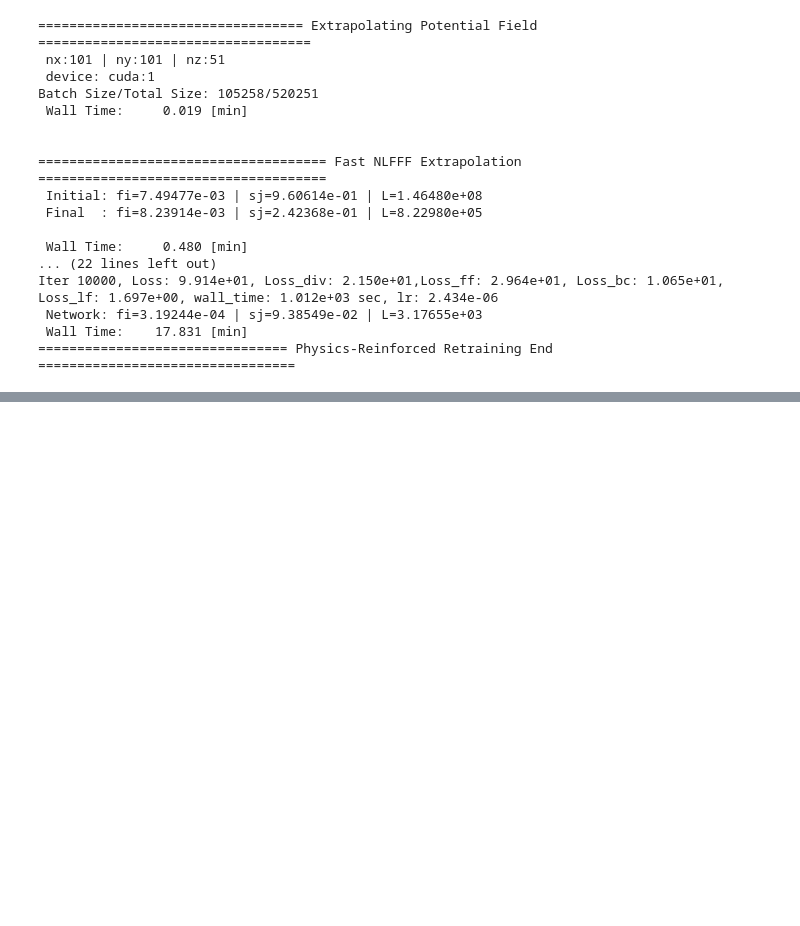
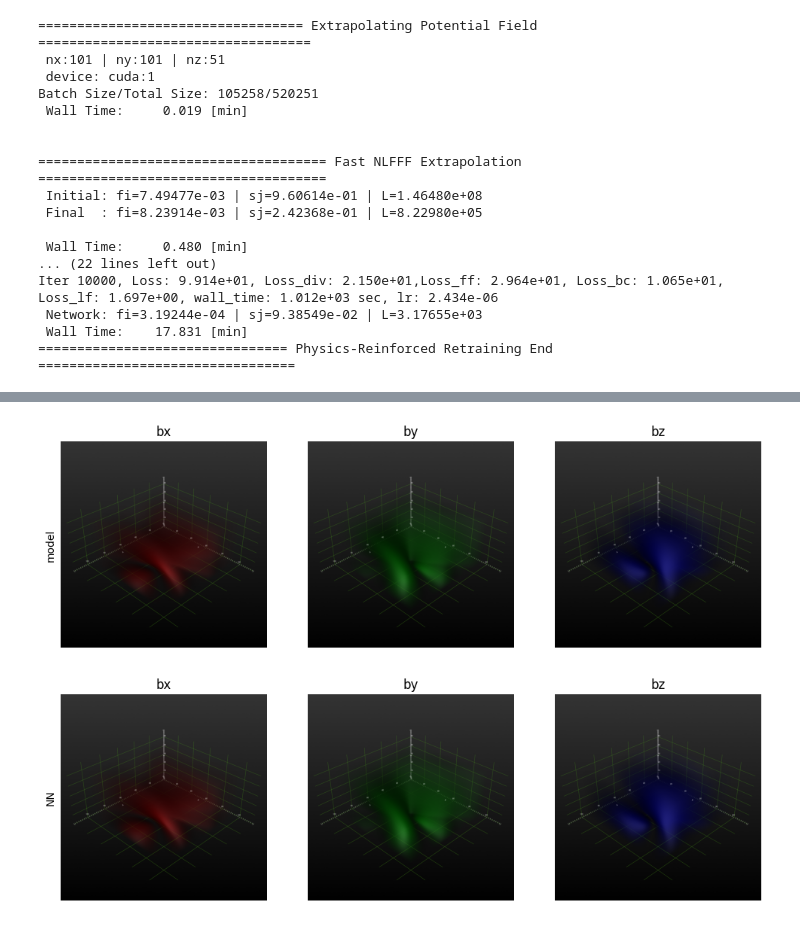
Before and after one commit to gychen-NJU/PF2nlfff, a Jupyter notebook: examples/progan.ipynb, the cells around one changed output, grey strips where cells are left out. Cells and saved outputs as stored; diff of their text form; code cells hidden in the pictures; blank space fills up the shorter version.

Commit message:
Add visualization function

```diff
--- a/examples/progan.ipynb
+++ b/examples/progan.ipynb
@@ -73,0 +63,33 @@ plt.show()
+# %%
+import cv2
+import matplotlib.pyplot as plt
+ref_path = './LL/ref/'
+nn_path  = './LL/nn'
+
+plt.figure(figsize=(12,8))
+for i,bi in enumerate(['bx','by','bz']):
+    plt.subplot(2,3,i+1)
+    img_path = os.path.join(ref_path, f"{bi}_cube.jpg")
+    img = cv2.imread(img_path)
+    img = cv2.cvtColor(img, cv2.COLOR_BGR2RGB)
+    plt.imshow(img)
+    plt.title(bi)
+    if i == 0:
+        plt.ylabel('model')
+    plt.xticks([])
+    plt.yticks([])
+    plt.gca().spines[:].set_visible(False)
+    plt.subplot(2,3,i+4)
+    img = cv2.imread(img_path)
+    img = cv2.cvtColor(img, cv2.COLOR_BGR2RGB)
+    plt.imshow(img)
+    plt.title(bi)
+    if i == 0:
+        plt.ylabel('NN')
+    plt.xticks([])
+    plt.yticks([])
+    plt.gca().spines[:].set_visible(False)
+
+plt.show()
+# %% [output]
+[figure, added]
```
Also changed, not shown: parts of 2 cells of this notebook, 4 other files.
